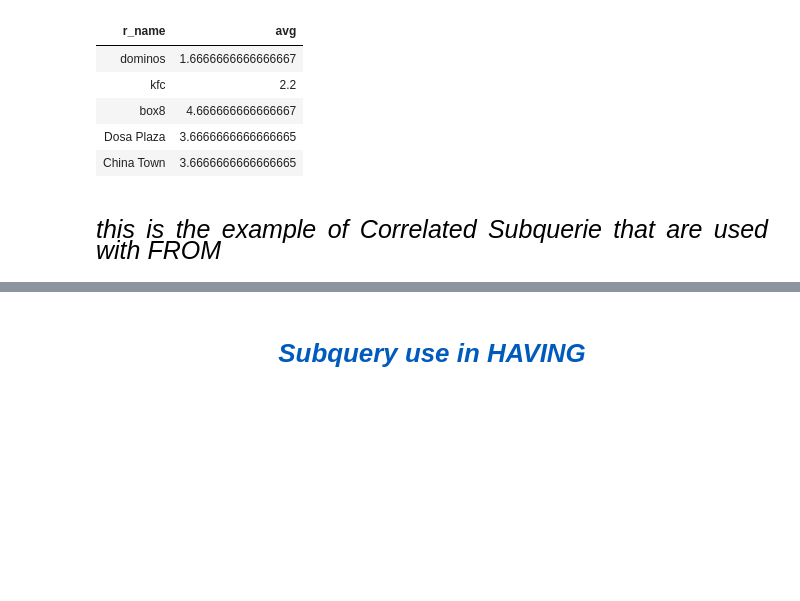
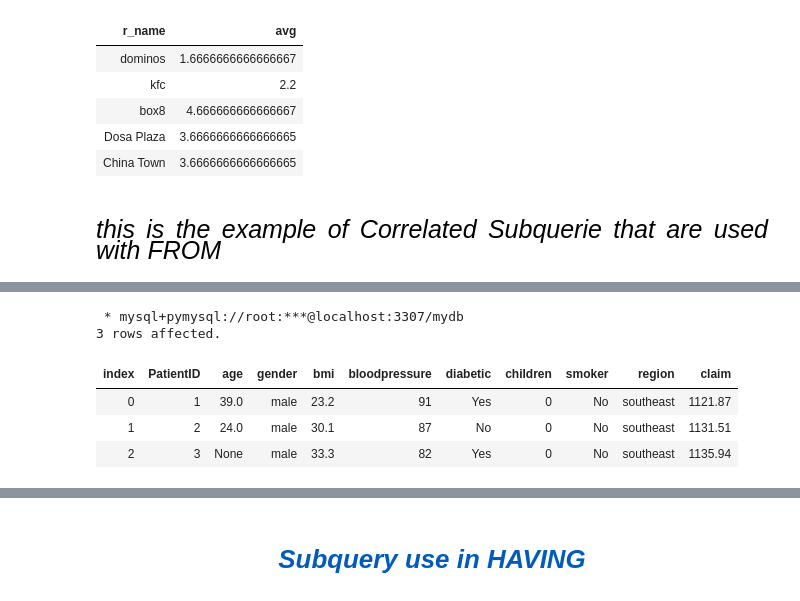
Before and after one commit to Mubeen-Ahmad/python_11, a Jupyter notebook: sql/Subqueries.ipynb, the cells around one changed output, grey strips where cells are left out. Cells and saved outputs as stored; diff of their text form; code cells hidden in the pictures; blank space fills up the shorter version.

```diff
--- a/sql/Subqueries.ipynb
+++ b/sql/Subqueries.ipynb
@@ -941,0 +950,11 @@ ON t1.r_id = t2.r_id
+# %%
+%%sql
+SELECT * FROM health_ins
+LIMIT 3
+# %% [output]
+ * mysql+pymysql://root:***@localhost:3307/mydb
+3 rows affected.
+| index | PatientID | age | gender | bmi | bloodpressure | diabetic | children | smoker | region | claim |
+| 0 | 1 | 39.0 | male | 23.2 | 91 | Yes | 0 | No | southeast | 1121.87 |
+| 1 | 2 | 24.0 | male | 30.1 | 87 | No | 0 | No | southeast | 1131.51 |
+| 2 | 3 | None | male | 33.3 | 82 | Yes | 0 | No | southeast | 1135.94 |
```
Also changed, not shown: parts of 7 cells of this notebook, 4 other files.
